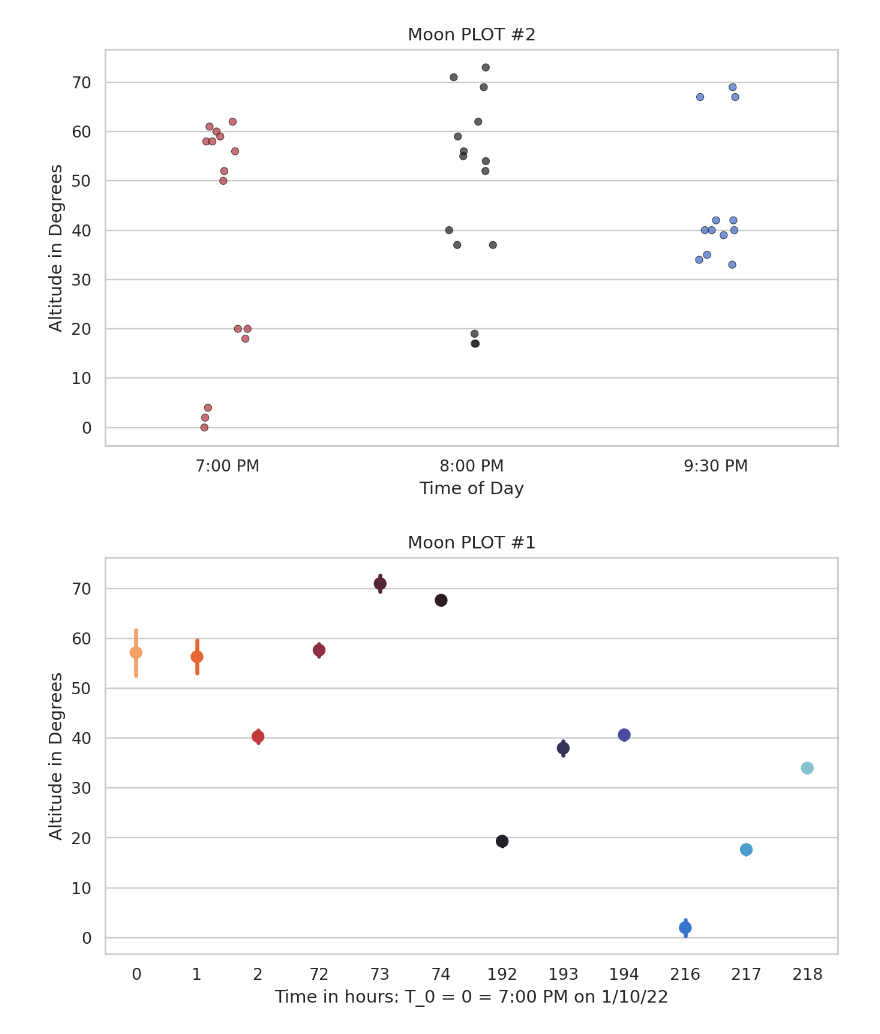
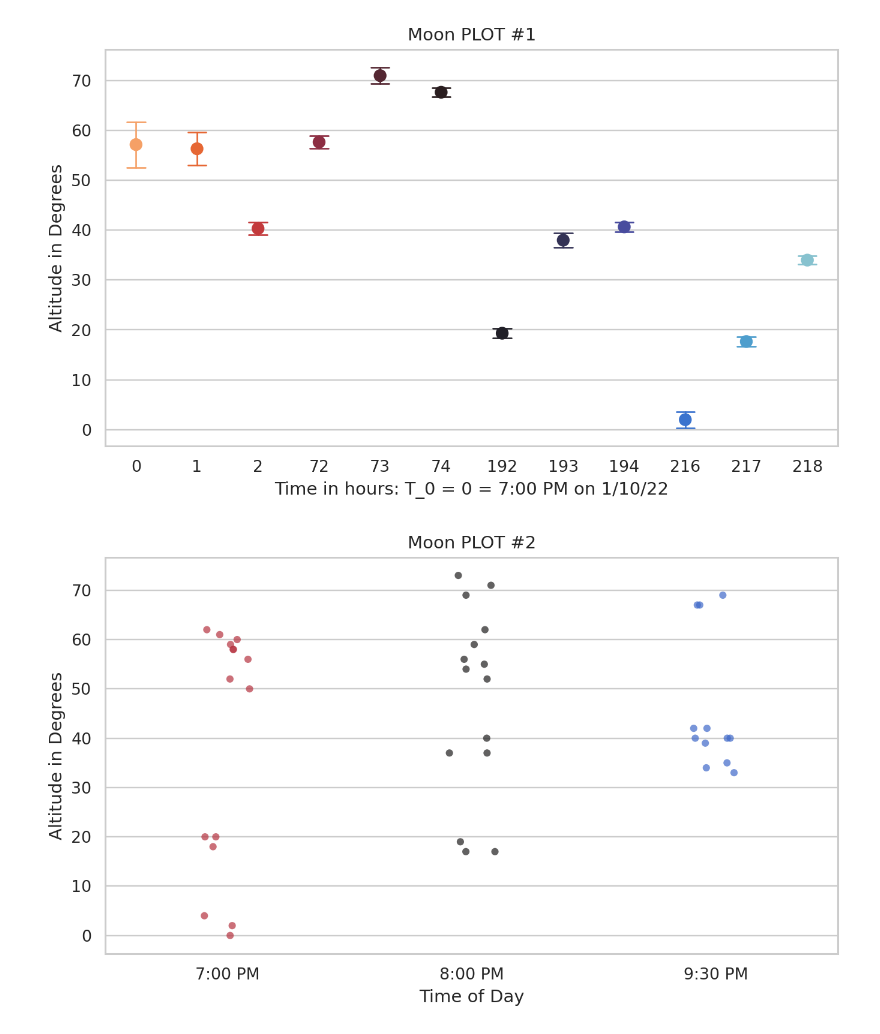
Before and after one commit to siddpatel1/phys469data, a Jupyter notebook: 469plots.ipynb, the cells around one changed output. Cells and saved outputs as stored; diff of their text form; code cells hidden in the pictures.

```diff
--- a/469plots.ipynb
+++ b/469plots.ipynb
@@ -23,16 +11,35 @@ sns.set_theme(style="whitegrid")
+# %%
+moon1 = pd.read_csv("https://raw.githubusercontent.com/siddpatel1/phys469data/main/moon1.csv")
+betelgeuse1 = pd.read_csv("https://raw.githubusercontent.com/siddpatel1/phys469data/main/Betelgeuse1.csv")
+castor1 = pd.read_csv("https://raw.githubusercontent.com/siddpatel1/phys469data/main/Castor1.csv")
+polaris1 = pd.read_csv("https://raw.githubusercontent.com/siddpatel1/phys469data/main/Polaris1.csv")
+GammaCassiopeiae1 = pd.read_csv("https://raw.githubusercontent.com/siddpatel1/phys469data/main/GammaCassiopeiae1.csv")
+Algenib1 = pd.read_csv("https://raw.githubusercontent.com/siddpatel1/phys469data/main/Algenib1.csv")
+Capella1 = pd.read_csv("https://raw.githubusercontent.com/siddpatel1/phys469data/main/Capella1.csv")
+# %%
+def plot1(df, nm):
+    plt.figure(figsize=(9,5), dpi=175)
+    sns.pointplot(x="time24", y="alt", data=df, alpha=0.7,
+              palette="icefire_r", ci="sd", capsize=0.3, errwidth=1.1);
+    plt.title(nm+" PLOT #1");
+    plt.xlabel("Time in hours: T_0 = 0 = 7:00 PM on 1/10/22");
+    plt.ylabel("Altitude in Degrees");
 # %%
-plt.figure(figsize=(9,5), dpi=175)
-sns.stripplot(x="time", y="alt", data=m1, edgecolor="gray", alpha=0.7, palette="icefire_r", linewidth=0.5);
-plt.title("Moon PLOT #2");
-plt.xlabel("Time of Day");
-plt.ylabel("Altitude in Degrees");
+def plot2(df, nm):
+    sns.set_theme(style="whitegrid")
+    plt.figure(figsize=(9,5), dpi=175)
+    sns.stripplot(x="time", y="alt", data=df, alpha=0.7,
+              palette="icefire_r");
+    plt.title(nm+" PLOT #2");
+    plt.xlabel("Time of Day");
+    plt.ylabel("Altitude in Degrees");
-# %% [output]
-[figure, removed]
-# %%
-plt.figure(figsize=(9,5), dpi=175)
-sns.pointplot(x="time24", y="alt", data=m1, edgecolor="gray", alpha=0.7, palette="icefire_r", linewidth=0.5, ci="sd");
-plt.title("Moon PLOT #1");
-plt.xlabel("Time in hours: T_0 = 0 = 7:00 PM on 1/10/22");
-plt.ylabel("Altitude in Degrees");
-# %% [output]
-[figure, removed]
+# %%
+objdfList = [moon1, betelgeuse1, castor1, polaris1, GammaCassiopeiae1, Algenib1, Capella1]
+objnmList = ["Moon", "Betelgeuse", "Castor", "Polaris", "Gamma Cassiopeiae", "Algenib", "Capella"]
+# %%
+for i in range(len(objdfList)):
+    plot1(objdfList[i], objnmList[i])
+    plot2(objdfList[i], objnmList[i])
+# %% [output]
+[figure, added]
+[figure, added]
```
Also changed, not shown: parts of 3 cells of this notebook.
